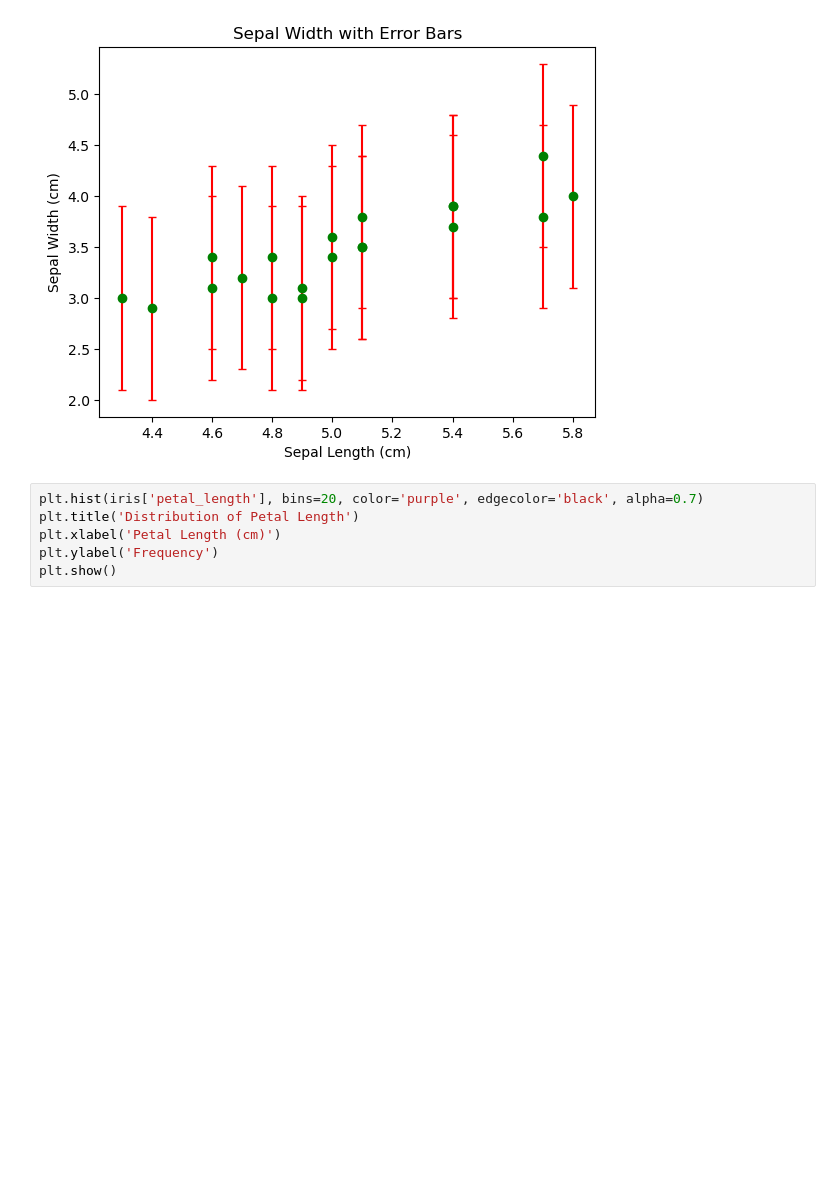
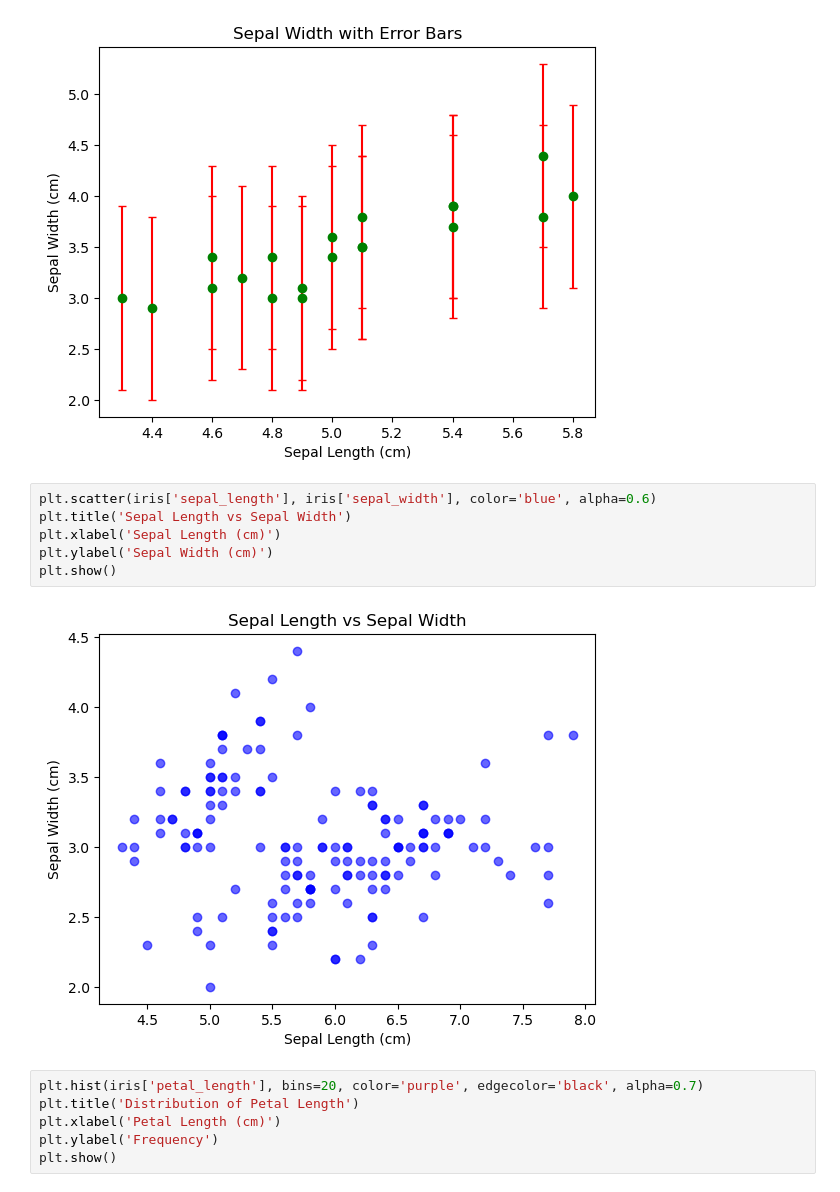
Before and after one commit to gayathriuthamaraj/data_visualization, a Jupyter notebook: lab-02.ipynb, the cells around one changed output. Saved outputs shown, nothing was run; the diff lists cells and outputs as text; blank space fills up the shorter version.

```diff
--- a/lab-02.ipynb
+++ b/lab-02.ipynb
@@ -97,6 +97,14 @@ plt.ylabel('Sepal Width (cm)')                 # Labels the y-axis.
 plt.show()                                     # Displays the plot.
 # %% [output]
 [figure]
+# %%
+plt.scatter(iris['sepal_length'], iris['sepal_width'], color='blue', alpha=0.6)
+plt.title('Sepal Length vs Sepal Width')
+plt.xlabel('Sepal Length (cm)')
+plt.ylabel('Sepal Width (cm)')
+plt.show()
+# %% [output]
+[figure, added]
 # %%
 plt.hist(iris['petal_length'], bins=20, color='purple', edgecolor='black', alpha=0.7)
 plt.title('Distribution of Petal Length')
```
